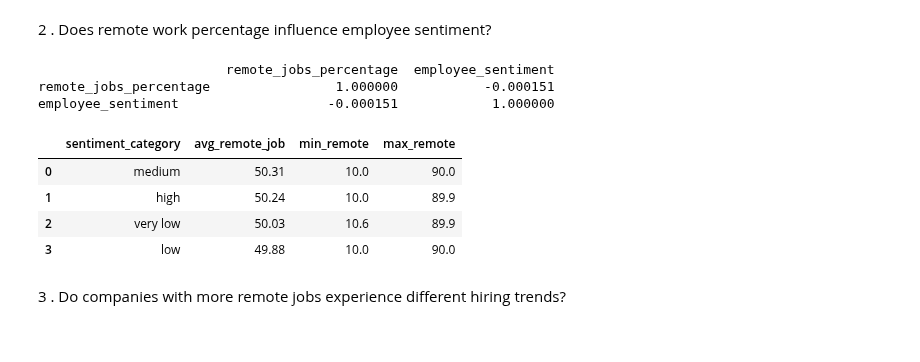
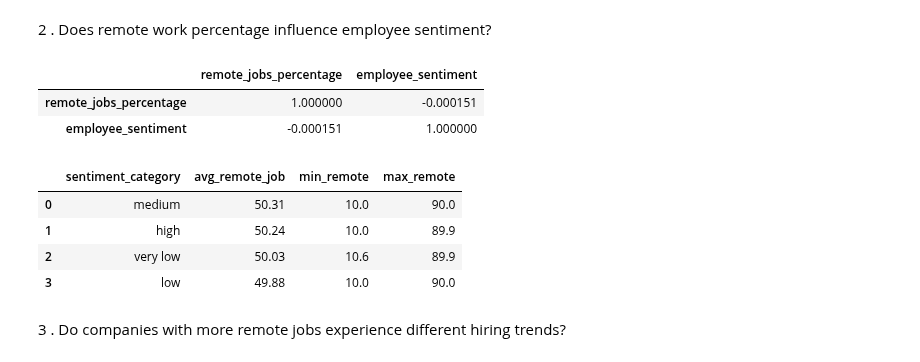
Before and after one commit to Ishasavani1402/Data-Analytics, a Jupyter notebook: tech_layoffs_hiring_trends/EDA.ipynb, the cells around one changed output. Cells and saved outputs as stored; diff of their text form; code cells hidden in the pictures.

```diff
--- a/tech_layoffs_hiring_trends/EDA.ipynb
+++ b/tech_layoffs_hiring_trends/EDA.ipynb
@@ -1290,24 +1492,24 @@ pd.read_sql_query(text("""select industry , round(avg(remote_jobs_percentage),2)
 # %% [markdown]
 2 . Does remote work percentage influence employee sentiment?
 # %%
-print(df[['remote_jobs_percentage' , 'employee_sentiment']].corr())
+display(df[['remote_jobs_percentage' , 'employee_sentiment']].corr())
 
 pd.read_sql_query(text("""select case when employee_sentiment <= 3 then "very low"
 when employee_sentiment <= 5 then "low"
 when employee_sentiment <= 7 then "medium"
 else "high"
 end as sentiment_category , round(avg(remote_jobs_percentage),2) as avg_remote_job ,ROUND(MIN(remote_jobs_percentage), 2) AS min_remote,
     ROUND(MAX(remote_jobs_percentage), 2) AS max_remote from clean_dataset group by sentiment_category order by avg_remote_job desc
                        """),engine)
 # %% [output]
-                        remote_jobs_percentage  employee_sentiment
-remote_jobs_percentage                1.000000           -0.000151
-employee_sentiment                   -0.000151            1.000000
-|  | sentiment_category | avg_remote_job | min_remote | max_remote |
-| 0 | medium | 50.31 | 10.0 | 90.0 |
-| 1 | high | 50.24 | 10.0 | 89.9 |
-| 2 | very low | 50.03 | 10.6 | 89.9 |
-| 3 | low | 49.88 | 10.0 | 90.0 |
+|  | remote_jobs_percentage | employee_sentiment |
+| remote_jobs_percentage | 1.000000 | -0.000151 |
+| employee_sentiment | -0.000151 | 1.000000 |
+|  | sentiment_category | avg_remote_job | min_remote | max_remote |
+| 0 | medium | 50.31 | 10.0 | 90.0 |
+| 1 | high | 50.24 | 10.0 | 89.9 |
+| 2 | very low | 50.03 | 10.6 | 89.9 |
+| 3 | low | 49.88 | 10.0 | 90.0 |
 # %% [markdown]
 3 . Do companies with more remote jobs experience different hiring trends?
 # %%
```
Also changed, not shown: parts of 14 cells of this notebook.
